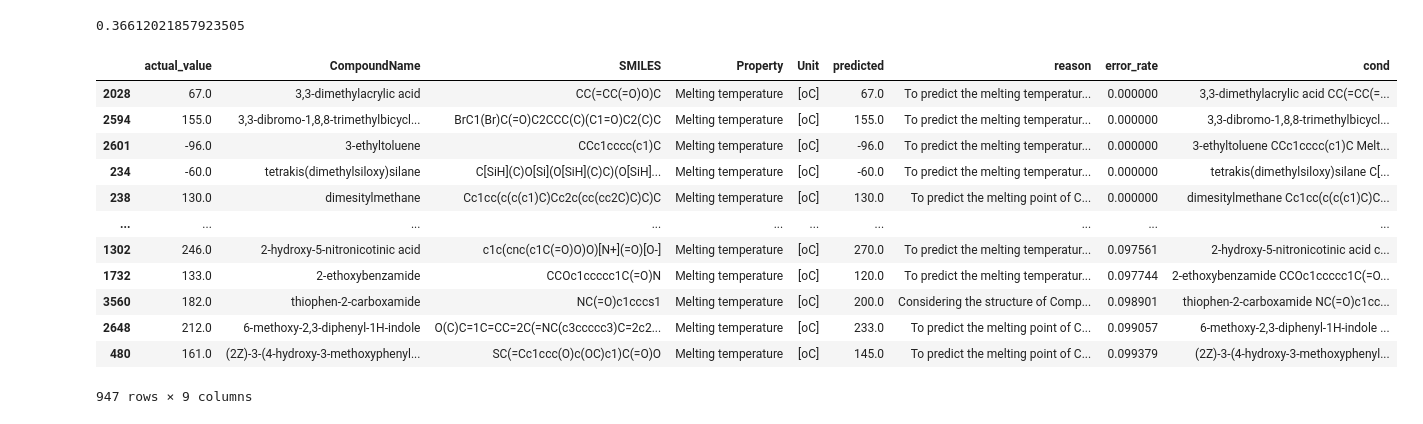
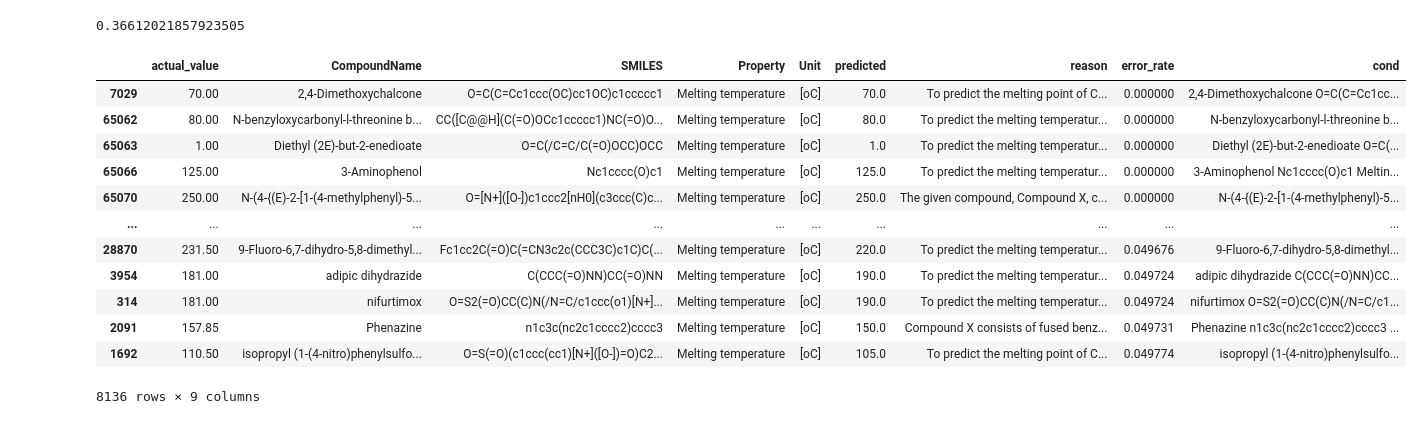
Before and after one commit to KanHatakeyama/self-chem-learn-llm, a Jupyter notebook: 0919meltingpoint/02analyze_initial_prediction.ipynb, the cells around one changed output. Saved outputs shown, nothing was run; the diff lists cells and outputs as text; code cells hidden in the pictures.

```diff
--- a/0919meltingpoint/02analyze_initial_prediction.ipynb
+++ b/0919meltingpoint/02analyze_initial_prediction.ipynb
@@ -5,6 +5,7 @@ import matplotlib.pyplot as plt
 
 # Load the data
 jsonl_path="data/20240919152121_llm_gen.jsonl"
+jsonl_path="data/initial_train_data/20240919161042_llm_gen.jsonl"
 df=pd.read_json(jsonl_path,lines=True)
 df=df.drop(columns=["record","prompt"])
 df
@@ -41,27 +42,27 @@ df["error_rate"].median()
 0.36612021857923505
 # %%
 
-error_threshold=0.1
+error_threshold=0.05
 max_records=200
 
 df=pd.read_json(jsonl_path,lines=True)
 df=df.drop(columns=["record","prompt"])
 df=df.sort_values(by="error_rate")
 df["cond"]=df["CompoundName"]+" "+df["SMILES"]+" "+df["Property"]
 df=df.drop_duplicates(subset=["cond"])
 df=df[df["error_rate"]<error_threshold]
 df
 # %% [output]
 |  | actual_value | CompoundName | SMILES | Property | Unit | predicted | reason | error_rate | cond |
-| 2028 | 67.0 | 3,3-dimethylacrylic acid | CC(=CC(=O)O)C | Melting temperature | [oC] | 67.0 | To predict the melting temperatur... | 0.000000 | 3,3-dimethylacrylic acid CC(=CC(=... |
-| 2594 | 155.0 | 3,3-dibromo-1,8,8-trimethylbicycl... | BrC1(Br)C(=O)C2CCC(C)(C1=O)C2(C)C | Melting temperature | [oC] | 155.0 | To predict the melting temperatur... | 0.000000 | 3,3-dibromo-1,8,8-trimethylbicycl... |
-| 2601 | -96.0 | 3-ethyltoluene | CCc1cccc(c1)C | Melting temperature | [oC] | -96.0 | To predict the melting temperatur... | 0.000000 | 3-ethyltoluene CCc1cccc(c1)C Melt... |
-| 234 | -60.0 | tetrakis(dimethylsiloxy)silane | C[SiH](C)O[Si](O[SiH](C)C)(O[SiH]... | Melting temperature | [oC] | -60.0 | To predict the melting temperatur... | 0.000000 | tetrakis(dimethylsiloxy)silane C[... |
-| 238 | 130.0 | dimesitylmethane | Cc1cc(c(c(c1)C)Cc2c(cc(cc2C)C)C)C | Melting temperature | [oC] | 130.0 | To predict the melting point of C... | 0.000000 | dimesitylmethane Cc1cc(c(c(c1)C)C... |
+| 7029 | 70.00 | 2,4-Dimethoxychalcone | O=C(C=Cc1ccc(OC)cc1OC)c1ccccc1 | Melting temperature | [oC] | 70.0 | To predict the melting point of C... | 0.000000 | 2,4-Dimethoxychalcone O=C(C=Cc1cc... |
+| 65062 | 80.00 | N-benzyloxycarbonyl-l-threonine b... | CC([C@@H](C(=O)OCc1ccccc1)NC(=O)O... | Melting temperature | [oC] | 80.0 | To predict the melting temperatur... | 0.000000 | N-benzyloxycarbonyl-l-threonine b... |
+| 65063 | 1.00 | Diethyl (2E)-but-2-enedioate | O=C(/C=C/C(=O)OCC)OCC | Melting temperature | [oC] | 1.0 | To predict the melting temperatur... | 0.000000 | Diethyl (2E)-but-2-enedioate O=C(... |
+| 65066 | 125.00 | 3-Aminophenol | Nc1cccc(O)c1 | Melting temperature | [oC] | 125.0 | To predict the melting temperatur... | 0.000000 | 3-Aminophenol Nc1cccc(O)c1 Meltin... |
+| 65070 | 250.00 | N-(4-{(E)-2-[1-(4-methylphenyl)-5... | O=[N+]([O-])c1ccc2[nH0](c3ccc(C)c... | Melting temperature | [oC] | 250.0 | The given compound, Compound X, c... | 0.000000 | N-(4-{(E)-2-[1-(4-methylphenyl)-5... |
 | ... | ... | ... | ... | ... | ... | ... | ... | ... | ... |
-| 1302 | 246.0 | 2-hydroxy-5-nitronicotinic acid | c1c(cnc(c1C(=O)O)O)[N+](=O)[O-] | Melting temperature | [oC] | 270.0 | To predict the melting temperatur... | 0.097561 | 2-hydroxy-5-nitronicotinic acid c... |
-| 1732 | 133.0 | 2-ethoxybenzamide | CCOc1ccccc1C(=O)N | Melting temperature | [oC] | 120.0 | To predict the melting temperatur... | 0.097744 | 2-ethoxybenzamide CCOc1ccccc1C(=O... |
-| 3560 | 182.0 | thiophen-2-carboxamide | NC(=O)c1cccs1 | Melting temperature | [oC] | 200.0 | Considering the structure of Comp... | 0.098901 | thiophen-2-carboxamide NC(=O)c1cc... |
-| 2648 | 212.0 | 6-methoxy-2,3-diphenyl-1H-indole | O(C)C=1C=CC=2C(=NC(c3ccccc3)C=2c2... | Melting temperature | [oC] | 233.0 | To predict the melting point of C... | 0.099057 | 6-methoxy-2,3-diphenyl-1H-indole ... |
-| 480 | 161.0 | (2Z)-3-(4-hydroxy-3-methoxyphenyl... | SC(=Cc1ccc(O)c(OC)c1)C(=O)O | Melting temperature | [oC] | 145.0 | To predict the melting point of C... | 0.099379 | (2Z)-3-(4-hydroxy-3-methoxyphenyl... |
+| 28870 | 231.50 | 9-Fluoro-6,7-dihydro-5,8-dimethyl... | Fc1cc2C(=O)C(=CN3c2c(CCC3C)c1C)C(... | Melting temperature | [oC] | 220.0 | To predict the melting temperatur... | 0.049676 | 9-Fluoro-6,7-dihydro-5,8-dimethyl... |
+| 3954 | 181.00 | adipic dihydrazide | C(CCC(=O)NN)CC(=O)NN | Melting temperature | [oC] | 190.0 | To predict the melting temperatur... | 0.049724 | adipic dihydrazide C(CCC(=O)NN)CC... |
+| 314 | 181.00 | nifurtimox | O=S2(=O)CC(C)N(/N=C/c1ccc(o1)[N+]... | Melting temperature | [oC] | 190.0 | To predict the melting temperatur... | 0.049724 | nifurtimox O=S2(=O)CC(C)N(/N=C/c1... |
+| 2091 | 157.85 | Phenazine | n1c3c(nc2c1cccc2)cccc3 | Melting temperature | [oC] | 150.0 | Compound X consists of fused benz... | 0.049731 | Phenazine n1c3c(nc2c1cccc2)cccc3 ... |
+| 1692 | 110.50 | isopropyl (1-(4-nitro)phenylsulfo... | O=S(=O)(c1ccc(cc1)[N+]([O-])=O)C2... | Melting temperature | [oC] | 105.0 | To predict the melting point of C... | 0.049774 | isopropyl (1-(4-nitro)phenylsulfo... |
-947 rows × 9 columns
+8136 rows × 9 columns
```
Also changed, not shown: parts of 2 cells of this notebook, 1 other file.
